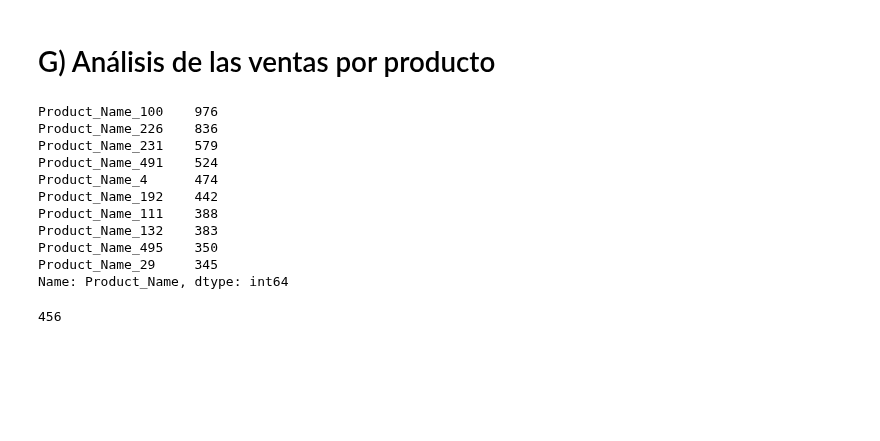
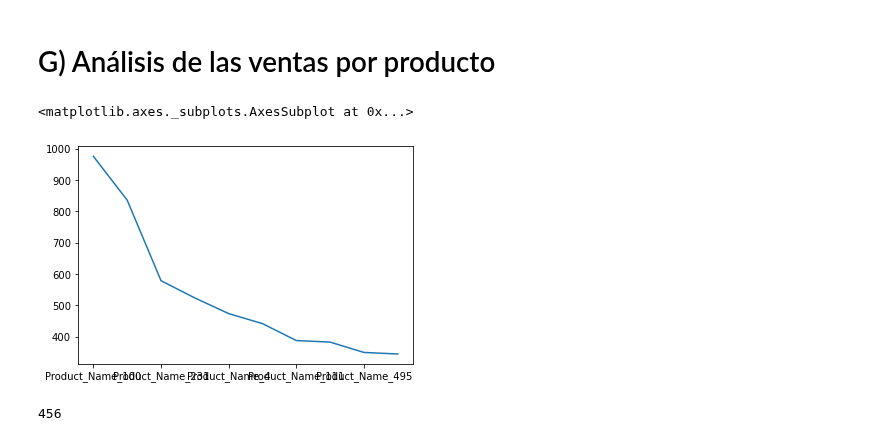
Before and after one commit to FerFabbiano/tp1-OrganizacionDeDatos, a Jupyter notebook: TP1_OrgaDeDatos.ipynb, the cells around one changed output. Saved outputs shown, nothing was run; the diff lists cells and outputs as text; code cells hidden in the pictures; blank space fills up the shorter version.

```diff
--- a/TP1_OrgaDeDatos.ipynb
+++ b/TP1_OrgaDeDatos.ipynb
@@ -697,19 +705,10 @@ No se puede hacer un análisis muy interesante de esta columna debido a la canti
 productos = entrenamientoDf['Product_Name'].value_counts()
 # %%
 # Obtengo los 10 productos con mayor cantidad de registros.
-productos.nlargest(10)
+productos.nlargest(10).plot()
 # %% [output]
-Product_Name_100    976
-Product_Name_226    836
-Product_Name_231    579
-Product_Name_491    524
-Product_Name_4      474
-Product_Name_192    442
-Product_Name_111    388
-Product_Name_132    383
-Product_Name_495    350
-Product_Name_29     345
-Name: Product_Name, dtype: int64
+<matplotlib.axes._subplots.AxesSubplot at 0x...>
+[figure, added]
 # %%
 cantidadProductos = productos.size
 # %%
```
Also changed, not shown: parts of 18 cells of this notebook, 9 other files.
